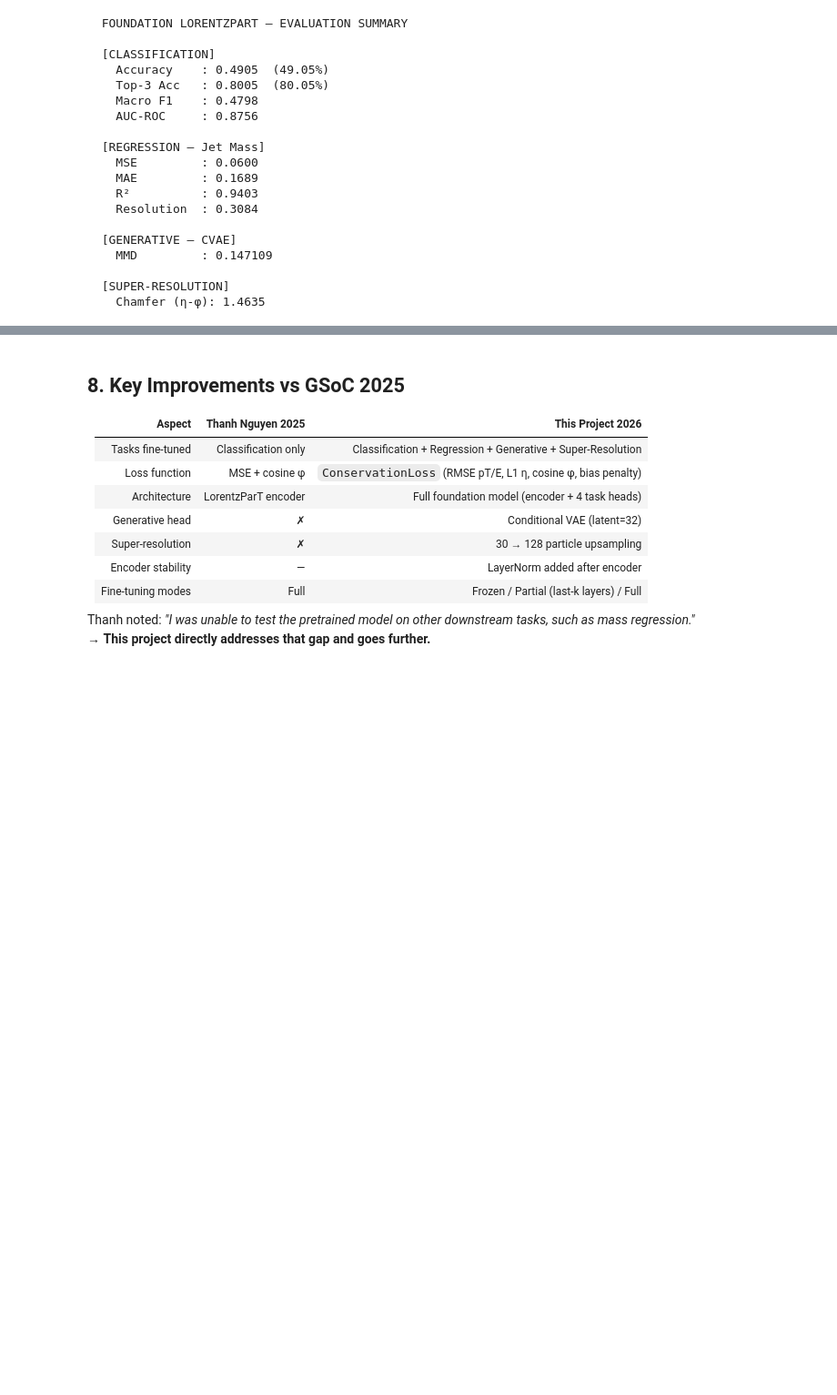
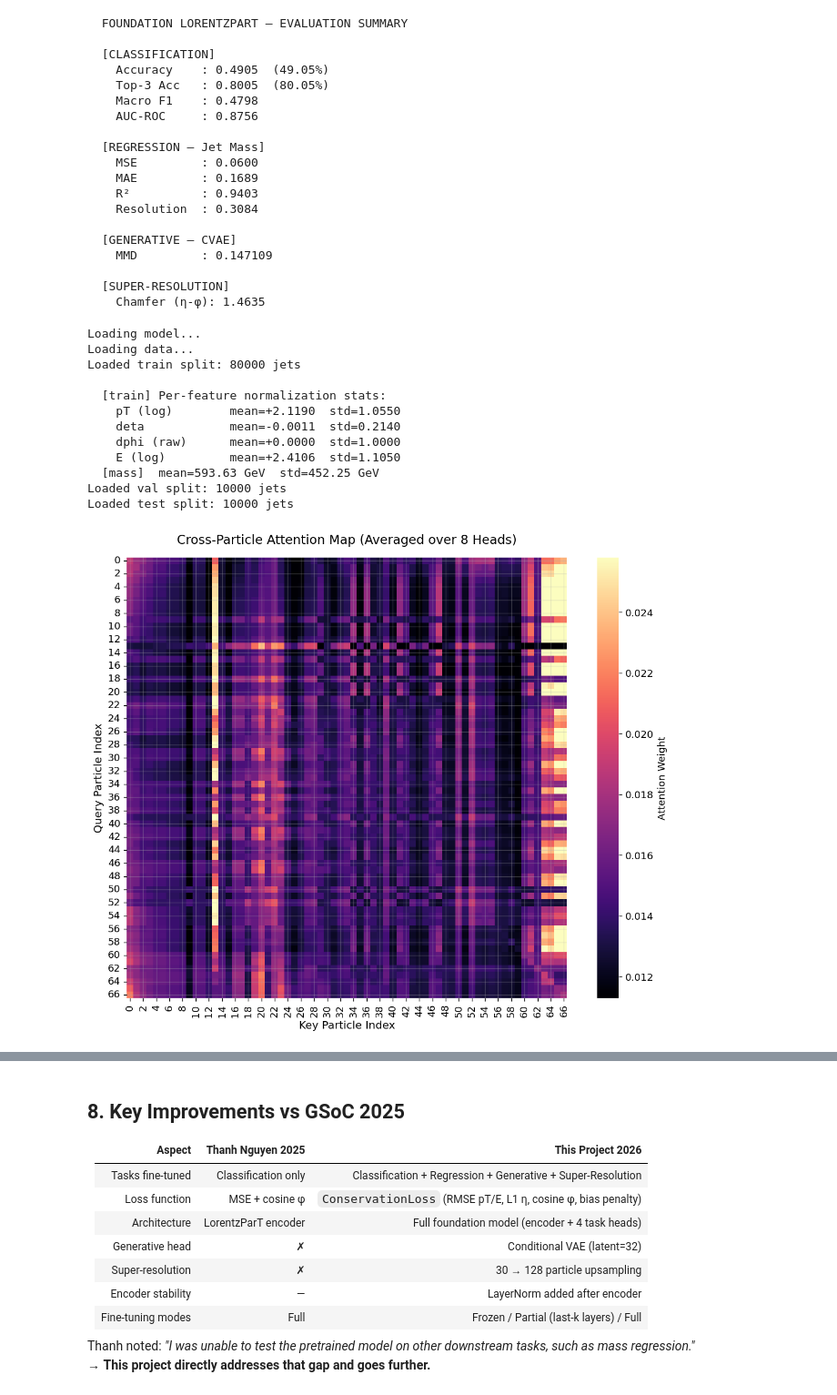
Before and after one commit to ranjeet258/Specific-Tasks-2a-FM-for-E2E-EventReconstruction, a Jupyter notebook: notebooks/02_evaluation_and_results.ipynb, the cells around one changed output, grey strips where cells are left out. Shown at 91% size. Cells and saved outputs as stored; diff of their text form; code cells hidden in the pictures; blank space fills up the shorter version.

Commit message:
attention map added

```diff
--- a/notebooks/02_evaluation_and_results.ipynb
+++ b/notebooks/02_evaluation_and_results.ipynb
@@ -546,3 +546,83 @@ print(f'    Chamfer (η-φ): {chamfer:.4f}')
 
   [SUPER-RESOLUTION]
     Chamfer (η-φ): 1.4635
+# %%
+
+from src.models.foundation_lorentz_part import FoundationLorentzParT
+from src.utils.data_factory import create_dataloaders
+
+# 1. Device and Model Loading
+device = torch.device("cuda" if torch.cuda.is_available() else "cpu")
+ckpt_path = "outputs/finetune/classification/classification_best.pt"
+
+print("Loading model...")
+model = FoundationLorentzParT()
+state = torch.load(ckpt_path, map_location=device)
+model.load_state_dict(state.get('model_state_dict', state), strict=False)
+model.to(device)
+model.eval()
+
+# 2. Get a single test batch
+print("Loading data...")
+_, _, test_loader = create_dataloaders(
+    data_path="data/jetclass_100k",
+    batch_size=1,  # We just need 1 jet for the plot
+    num_workers=0,
+    mask_particle=False
+)
+batch = next(iter(test_loader))
+
+x = batch['x'].to(device)
+pm = batch['padding_mask'].to(device)
+U = batch['U'].to(device)
+
+# 3. Forward pass to populate the `last_attn_weights`
+with torch.no_grad():
+    _ = model(x, pm, U, task='classification')
+
+# 4. Extract attention weights from the LAST layer of the encoder
+# Shape is currently (B * num_heads, N, N)
+last_layer = model.encoder.encoder[-1]
+attn_weights = last_layer.last_attn_weights
+
+# Reshape to (B, num_heads, N, N)
+B, N, _ = x.shape
+num_heads = last_layer.num_heads
+attn_weights = attn_weights.view(B, num_heads, N, N)
+
+# 5. Average across all 8 heads for the first jet in the batch
+avg_attn = attn_weights[0].mean(dim=0).cpu().numpy()
+
+# Filter out the padded (empty) particles so the plot focuses on real physics
+valid_len = int(pm[0].sum().item())
+valid_attn = avg_attn[:valid_len, :valid_len]
+
+# 6. Plotting the Heatmap
+plt.figure(figsize=(10, 8), dpi=120)
+sns.heatmap(
+    valid_attn,
+    cmap='magma',     # 'magma' or 'viridis' look great for physics plots
+    robust=True,      # ignores extreme outliers for better color contrast
+    square=True,
+    cbar_kws={'label': 'Attention Weight'}
+)
+
+plt.title(f"Cross-Particle Attention Map (Averaged over {num_heads} Heads)", fontsize=14, pad=15)
+plt.xlabel("Key Particle Index", fontsize=12)
+plt.ylabel("Query Particle Index", fontsize=12)
+plt.tight_layout()
+plt.show()
+# %% [output]
+Loading model...
+Loading data...
+Loaded train split: 80000 jets
+
+  [train] Per-feature normalization stats:
+    pT (log)        mean=+2.1190  std=1.0550
+    deta            mean=-0.0011  std=0.2140
+    dphi (raw)      mean=+0.0000  std=1.0000
+    E (log)         mean=+2.4106  std=1.1050
+  [mass]  mean=593.63 GeV  std=452.25 GeV
+Loaded val split: 10000 jets
+Loaded test split: 10000 jets
+[figure, added]
```
Also changed, not shown: parts of 1 cell of this notebook.
